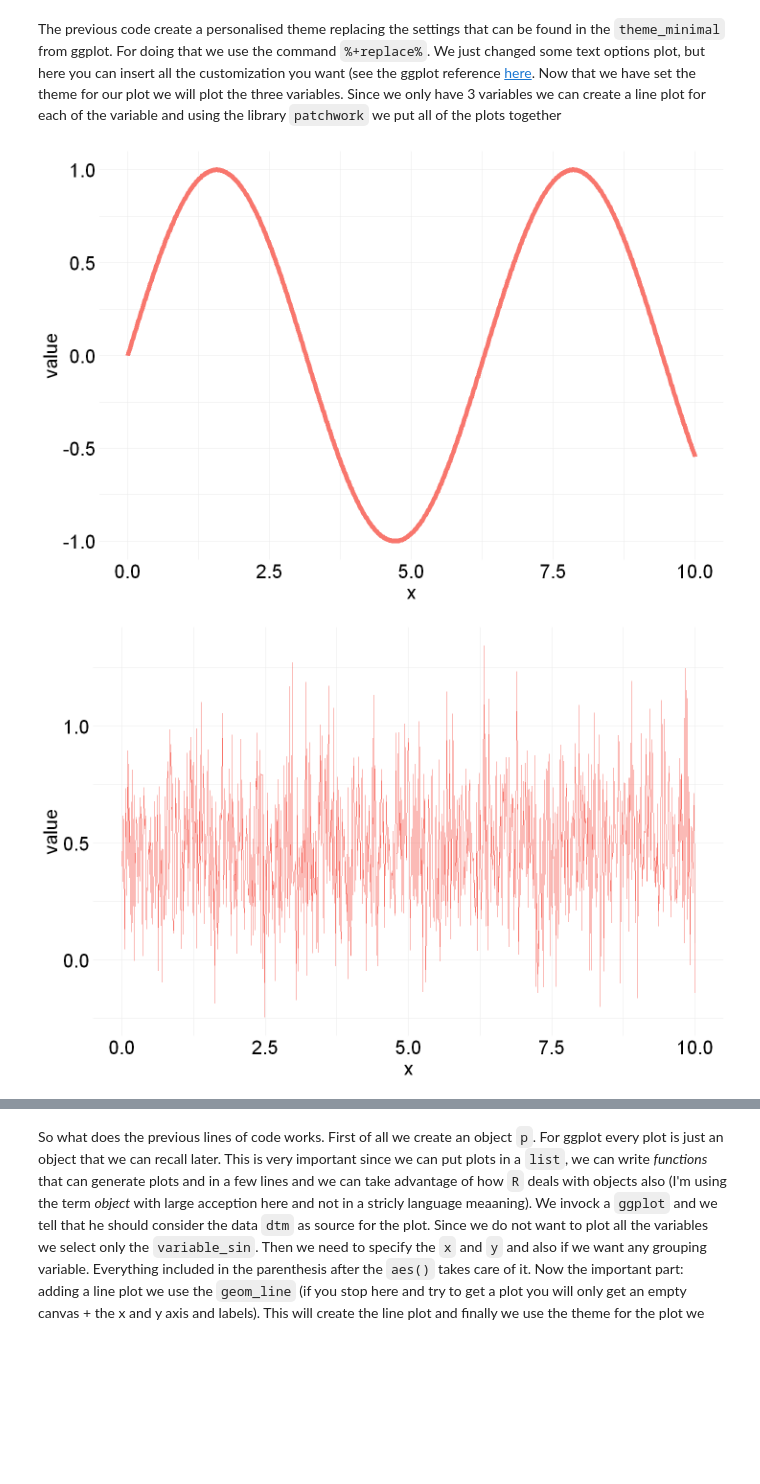
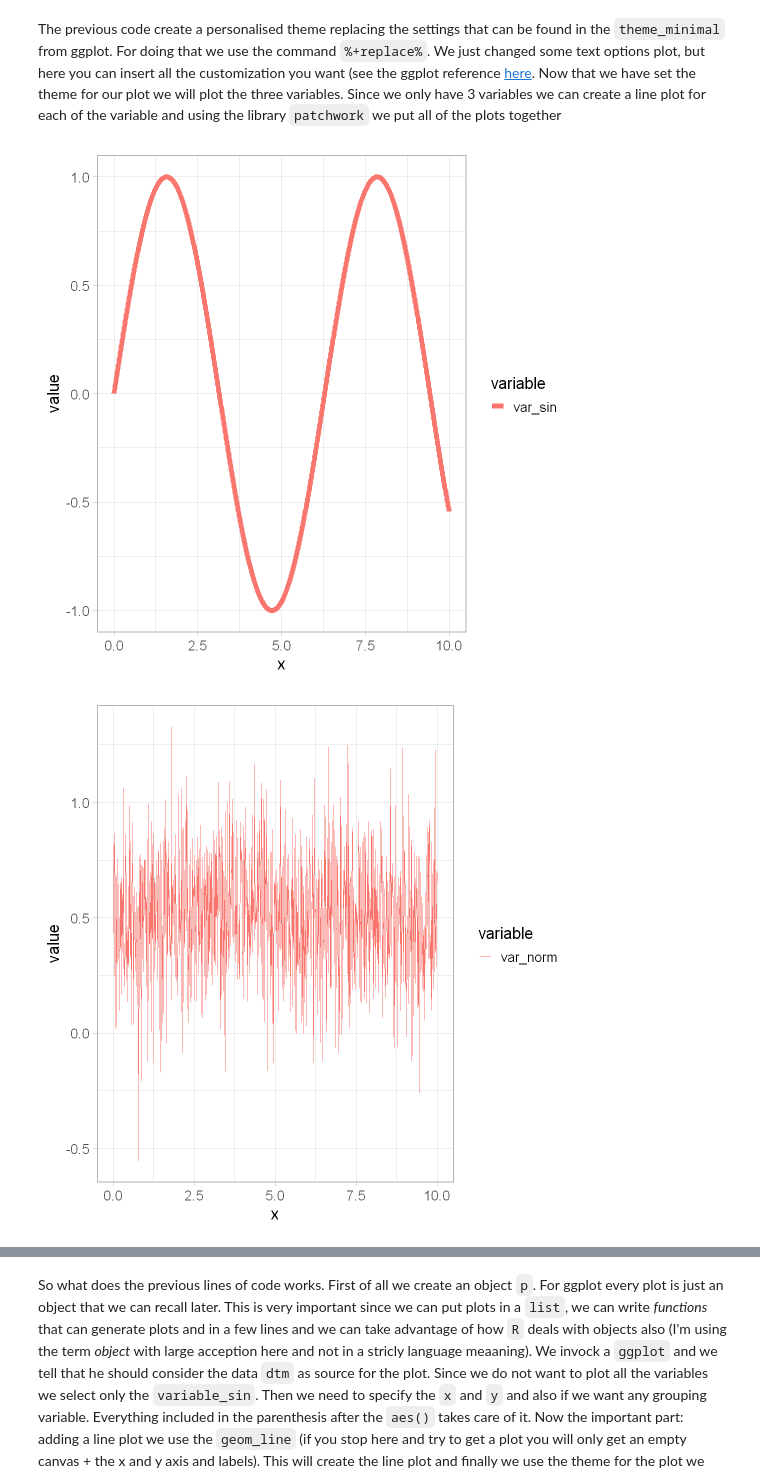
Before and after one commit to jojosgithub/blog, a Jupyter notebook: _notebooks/2021-06-18-eda.ipynb, the cells around one changed output, grey strips where cells are left out. Cells and saved outputs as stored; diff of their text form; code cells hidden in the pictures; blank space fills up the shorter version.

```diff
--- a/_notebooks/2021-06-18-eda.ipynb
+++ b/_notebooks/2021-06-18-eda.ipynb
@@ -125,25 +92,25 @@ Now that we have set the theme for our plot we will plot the three variables. Si
 # %%
 
 #+++++++°+++++++++°+++++++++°+++++++++°+++++++++°+++++++++°+++++++++°+++++++++°
 #	Line plot
 #+++++++°+++++++++°+++++++++°+++++++++°+++++++++°+++++++++°+++++++++°+++++++++°
 
-options(repr.plot.width=12, repr.plot.height=8)
+options(repr.plot.width=8.9, repr.plot.height=8.9,units="cm")
 
 p <- ggplot(dtm[variable=="var_sin"], aes(x = x, y = value, group=variable)) +
-     geom_line(aes(linetype=variable,color=variable),size=3) + theme_pub()
+     geom_line(aes(linetype=variable,color=variable),size=3) + theme_light(base_size=20)
 
 
 p1 <- ggplot(dtm[variable=="var_norm"], aes(x = x, y = value, group=variable)) +
-     geom_line(aes(linetype=variable,color=variable)) + theme_pub()
+     geom_line(aes(linetype=variable,color=variable)) + theme_light(base_size=20)
 
 
 p2 <- ggplot(dtm[variable=="var_random"], aes(x = x, y = value, group=variable)) +
-     geom_line(aes(linetype=variable,color=variable)) + theme_pub()
+     geom_line(aes(linetype=variable,color=variable)) + theme_light(base_size=20)
 
 p
 p1
 p2
 # %% [output]
-[figure, old version]
+[figure, new version]
-[figure, old version]
+[figure, new version]
```
Also changed, not shown: parts of 8 cells of this notebook, 4 other files.
